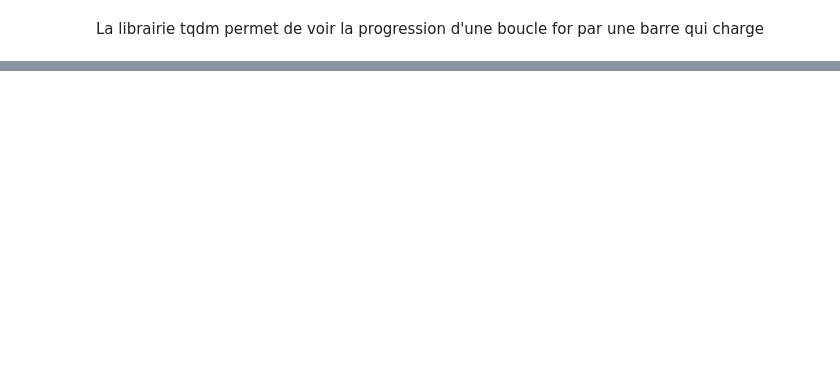
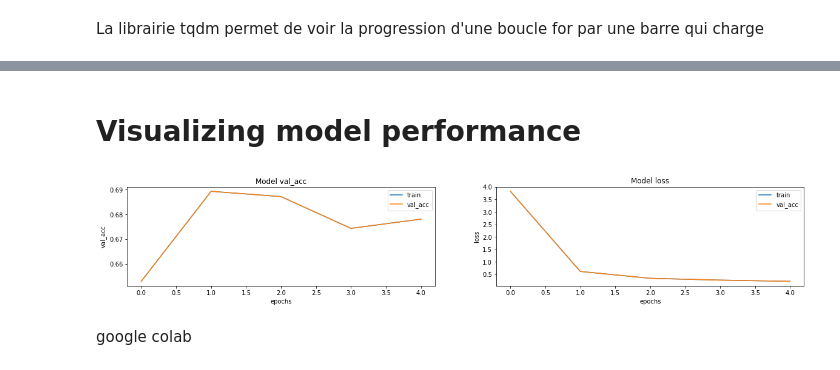
Before and after one commit to Adela-Bianca/Projet-DNN-2021-2022, a Jupyter notebook: Leukimia dnn.ipynb, the cells around one changed output, grey strips where cells are left out. Drawn from its saved outputs; the diff is of its cells as text; code cells hidden in the pictures; blank space fills up the shorter version.

```diff
--- a/Leukimia dnn.ipynb
+++ b/Leukimia dnn.ipynb
@@ -136,2 +138,5 @@ for i in tqdm(range(0, 5)):
 # %% [markdown]
 La librairie tqdm permet de voir la progression d'une boucle for par une barre qui charge
+# %%
+X = Image
+y = Label
@@ -137,0 +182,2 @@ La librairie tqdm permet de voir la progression d'une boucle for par une barre q
+# %%
+ y_val = valid_data.labels.values
@@ -137,0 +190,11 @@ La librairie tqdm permet de voir la progression d'une boucle for par une barre q
+# %%
+train_datagen = ImageDataGenerator(horizontal_flip=True,
+                                   vertical_flip=True,
+                                   zoom_range=0.2,
+                                   preprocessing_function=preprocess_input)
+#mettre un filtre gaussien ou bien un qui ne garde que les bords
+train_datagen.fit(X)
+
+valid_datagen = ImageDataGenerator(preprocessing_function=preprocess_input)
+
+valid_datagen.fit(X_val)
@@ -137,0 +329,8 @@ La librairie tqdm permet de voir la progression d'une boucle for par une barre q
+# %%
+model_history = model.fit(x=X,y= y,  # BATCH DE 10 15 images generalement
+                          validation_data=(X_val, y_val),
+                          epochs=5,
+                          batch_size=10,
+                          verbose=1,
+                          callbacks=callback_list)
+print(model_history)
@@ -137,0 +354,17 @@ La librairie tqdm permet de voir la progression d'une boucle for par une barre q
+# %% [markdown]
+# Visualizing model performance
+# %%
+fig, ax = plt.subplots(1, 2, figsize=(20, 3))
+ax = ax.ravel()
+
+for i, metric in enumerate(["val_acc", "loss"]):
+    ax[i].plot(model.history.history[metric])
+    ax[i].plot(model.history.history[metric])
+    ax[i].set_title("Model {}".format(metric))
+    ax[i].set_xlabel("epochs")
+    ax[i].set_ylabel(metric)
+    ax[i].legend(["train", "val_acc"])
+# %% [output]
+[figure, added]
+# %% [markdown]
+google colab
```
Also changed, not shown: parts of 22 cells of this notebook.
